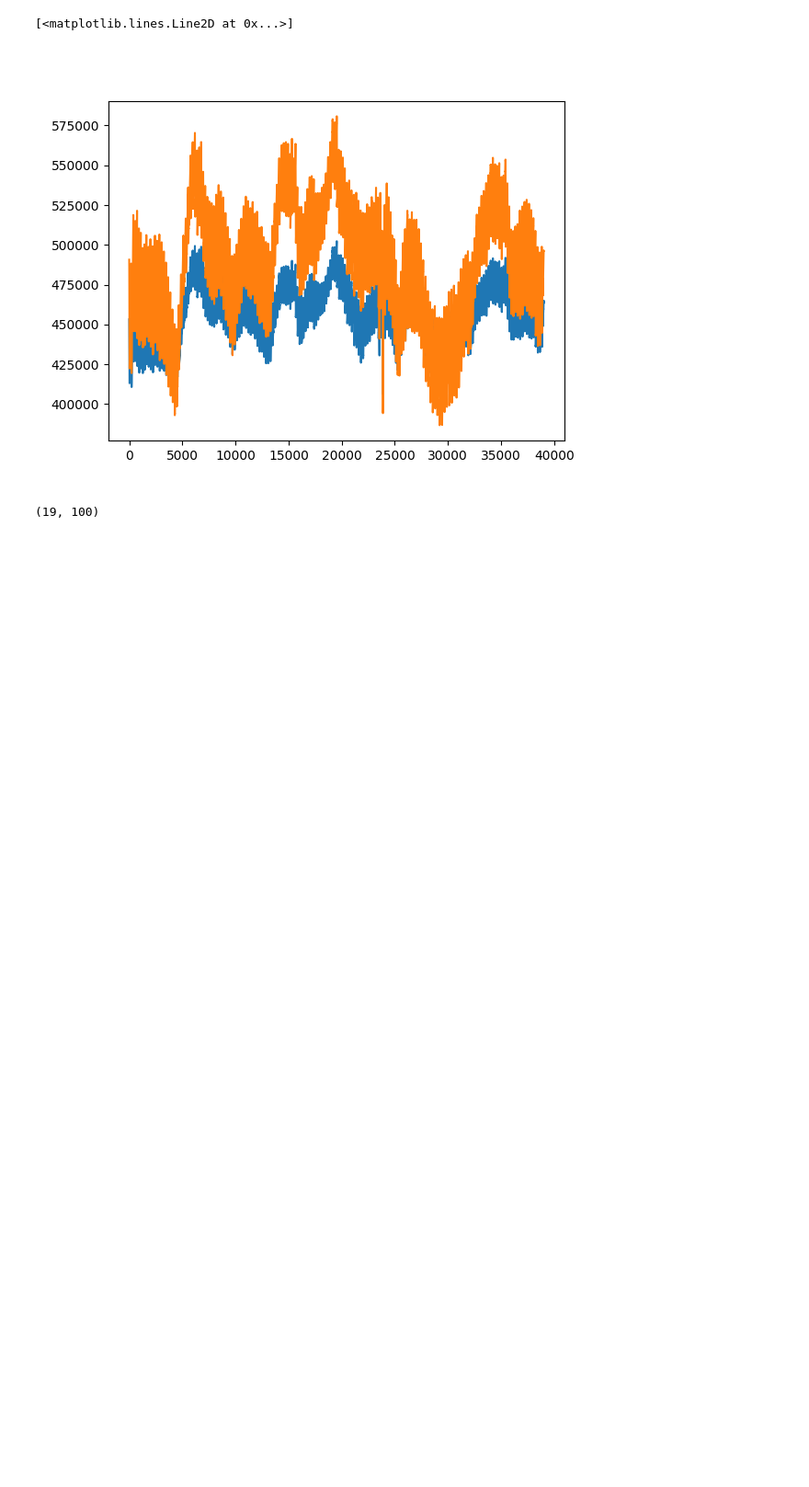
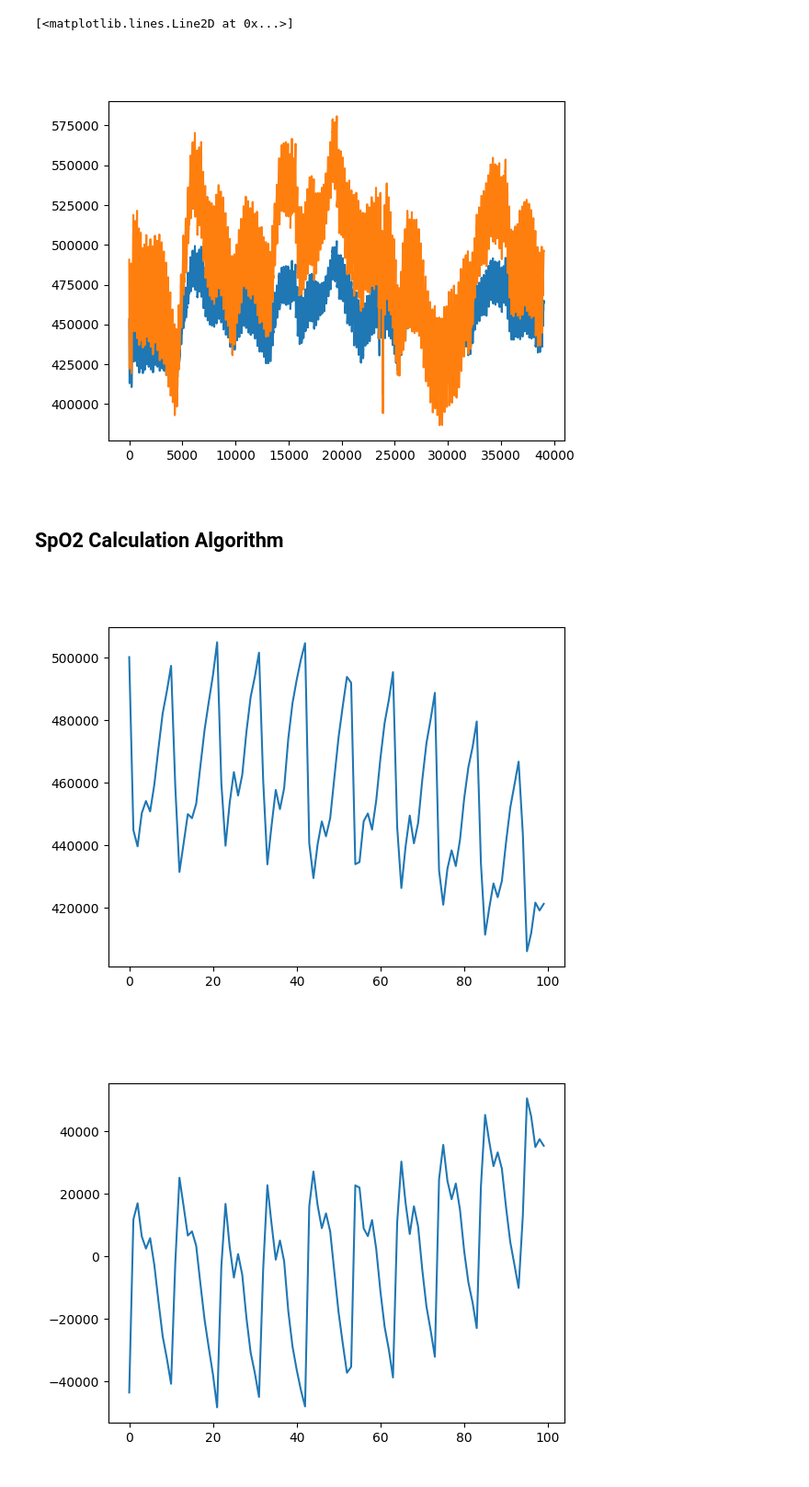
Before and after one commit to Audacity1213/tfo_masimo, a Jupyter notebook: notebooks/presentation_notebook.ipynb, the cells around one changed output. Shown: that part at 92% size. Saved outputs shown, nothing was run; the diff lists cells and outputs as text; code cells hidden in the pictures; blank space fills up the shorter version.

Commit message:
Started coding SpO2 algorithm
Did the preprocessing steps (removing DC component from IR signal + inversion and applying moving average)

```diff
--- a/notebooks/presentation_notebook.ipynb
+++ b/notebooks/presentation_notebook.ipynb
@@ -24,9 +24,10 @@ plt.plot(ir)
 # %%
 temp_rd = []
 temp_ir = []
+plot_indices = [1]
 
 for i in range(len(rd)):
-    if ((i % 20) == 0):
+    if (i % 20) == 0:
         temp_rd.append(rd[i])
         temp_ir.append(ir[i])
 
@@ -34,10 +35,38 @@ for i in range(len(rd)):
 temp_rd = temp_rd[:1900]
 temp_ir = temp_ir[:1900]
 
-temp_rd = np.array(temp_rd)
-temp_ir = np.array(temp_ir)
-
-rd_buffs = np.split(temp_rd, 19)
-ir_buffs = np.split(temp_ir, 19)
+# Split signal into 100-size chunks
+rd_buffs = np.split(np.asarray(temp_rd), 19)
+ir_buffs = np.split(np.asarray(temp_ir), 19)
-# %% [output]
-(19, 100)
+# %% [markdown]
+## SpO2 Calculation Algorithm
+# %%
+for i in range(len(ir_buffs)):
+    rd_buff = rd_buffs[i]
+    ir_buff = ir_buffs[i]
+
+    # Plot of original signal
+    if i in plot_indices:
+        plt.figure()
+        plt.plot(ir_buff)
+
+    # Remove DC and invert signal so that we can use peak detector as valley detector
+    ir_mean = np.sum(ir_buff) / len(ir_buff)
+    an_x = -1 * (ir_buff - ir_mean)
+
+    # Plot of signal after removing DC component and inverting
+    if i in plot_indices:
+        plt.figure()
+        plt.plot(an_x)
+
+    # Apply 4-point moving average
+    window = np.ones(4) / 4
+    an_x = np.convolve(an_x, window, mode='valid')
+
+    # Plot of signal after applying 4-point moving average
+    if i in plot_indices:
+        plt.figure()
+        plt.plot(an_x)
+# %% [output]
+[figure, added]
+[figure, added]
```
Also changed, not shown: parts of 1 cell of this notebook.
